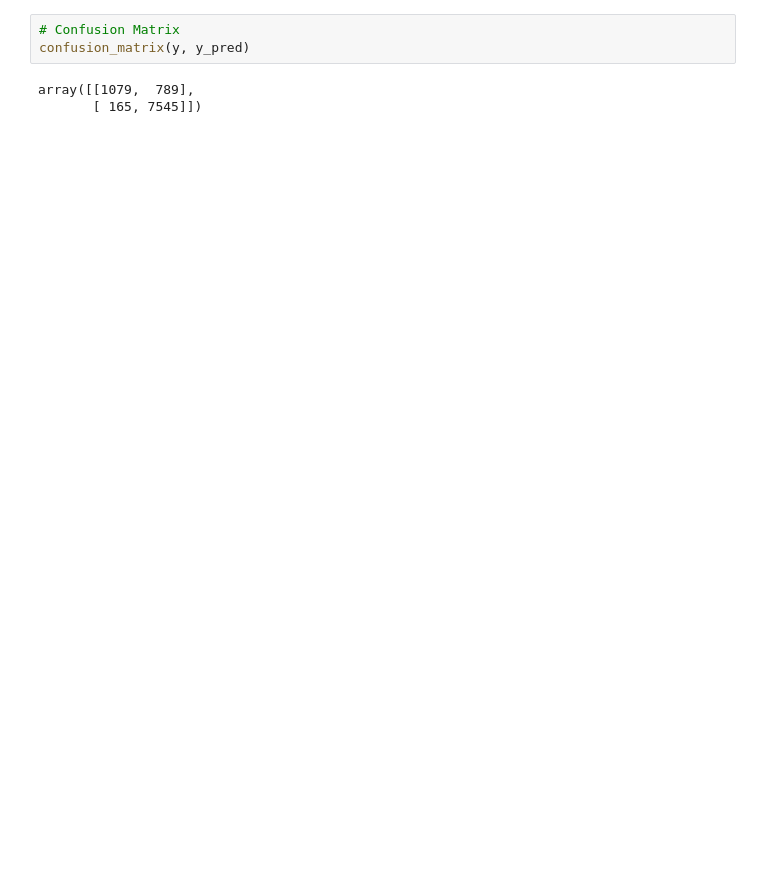
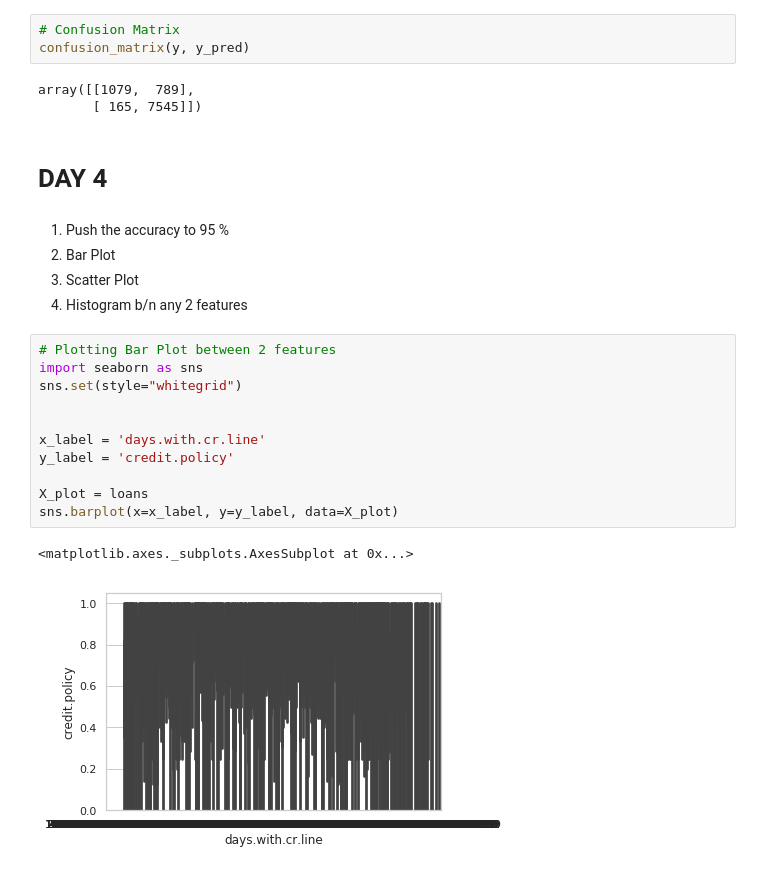
Before and after one commit to sujanakal/DELL-NLP-Training, a Jupyter notebook: Python_ex_1.ipynb, the cells around one changed output. Drawn from its saved outputs; the diff is of its cells as text; blank space fills up the shorter version.

```diff
--- a/Python_ex_1.ipynb
+++ b/Python_ex_1.ipynb
@@ -984,3 +998,24 @@ confusion_matrix(y, y_pred)
 # %% [output]
 array([[1079,  789],
        [ 165, 7545]])
+# %% [markdown]
+# DAY 4
+# %% [markdown]
+1.   Push the accuracy to 95 %
+2.   Bar Plot
+3.   Scatter Plot
+4.   Histogram b/n any 2 features
+# %%
+# Plotting Bar Plot between 2 features
+import seaborn as sns
+sns.set(style="whitegrid")
+
+
+x_label = 'days.with.cr.line'
+y_label = 'credit.policy'
+
+X_plot = loans
+sns.barplot(x=x_label, y=y_label, data=X_plot)
+# %% [output]
+<matplotlib.axes._subplots.AxesSubplot at 0x...>
+[figure, added]
```
Also changed, not shown: parts of 34 cells of this notebook.
